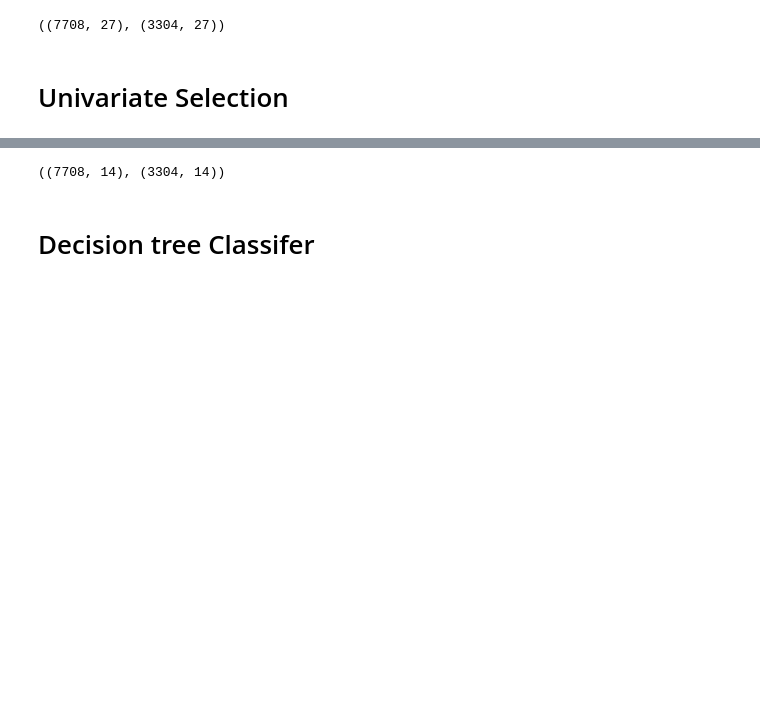
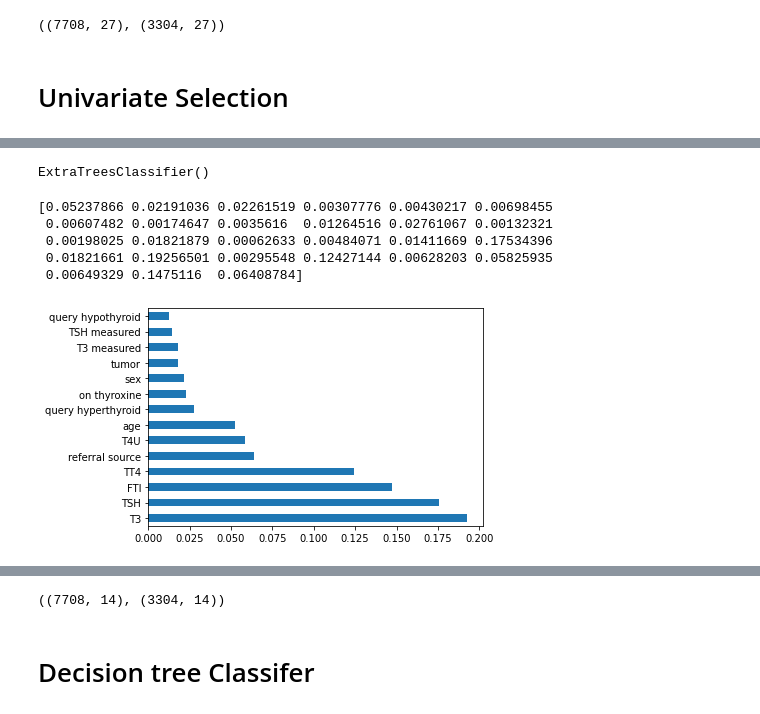
Before and after one commit to AniShama/thesis-data, a Jupyter notebook: newModel.ipynb, the cells around one changed output, grey strips where cells are left out. Cells and saved outputs as stored; diff of their text form; code cells hidden in the pictures; blank space fills up the shorter version.

```diff
--- a/newModel.ipynb
+++ b/newModel.ipynb
@@ -463,3 +473,23 @@ features_rank.nlargest(27,'score')
+# %%
+from sklearn.ensemble import ExtraTreesClassifier
+model = ExtraTreesClassifier()
+model.fit(x_train,y_train)
+# %% [output]
+ExtraTreesClassifier()
+# %%
+print(model.feature_importances_)
+# %% [output]
+[0.05237866 0.02191036 0.02261519 0.00307776 0.00430217 0.00698455
+ 0.00607482 0.00174647 0.0035616  0.01264516 0.02761067 0.00132321
+ 0.00198025 0.01821879 0.00062633 0.00484071 0.01411669 0.17534396
+ 0.01821661 0.19256501 0.00295548 0.12427144 0.00628203 0.05825935
+ 0.00649329 0.1475116  0.06408784]
+# %%
+feat_importances = pd.Series(model.feature_importances_, index=x_train.columns)
+feat_importances.nlargest(14).plot(kind='barh')
+plt.show()
+# %% [output]
+[figure, added]
 # %%
 col_to_drop=["query on thyroxine","on antithyroid medication","thyroid surgery","I131 treatment","lithium","goitre","hypopituitary","psych","TSH measured","T3 measured","TT4 measured","T4U measured","FTI measured"]
 # %%
```
Also changed, not shown: parts of 33 cells of this notebook.
